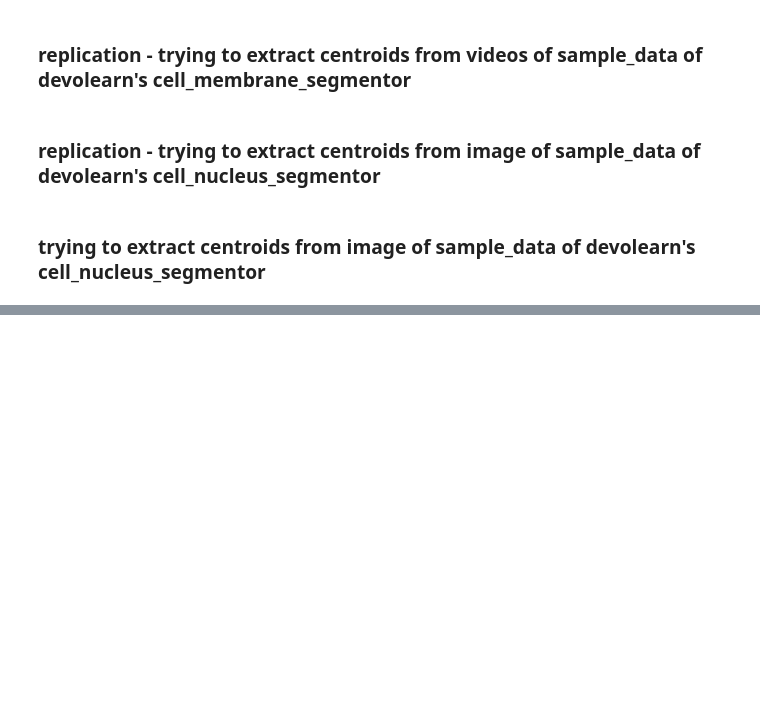
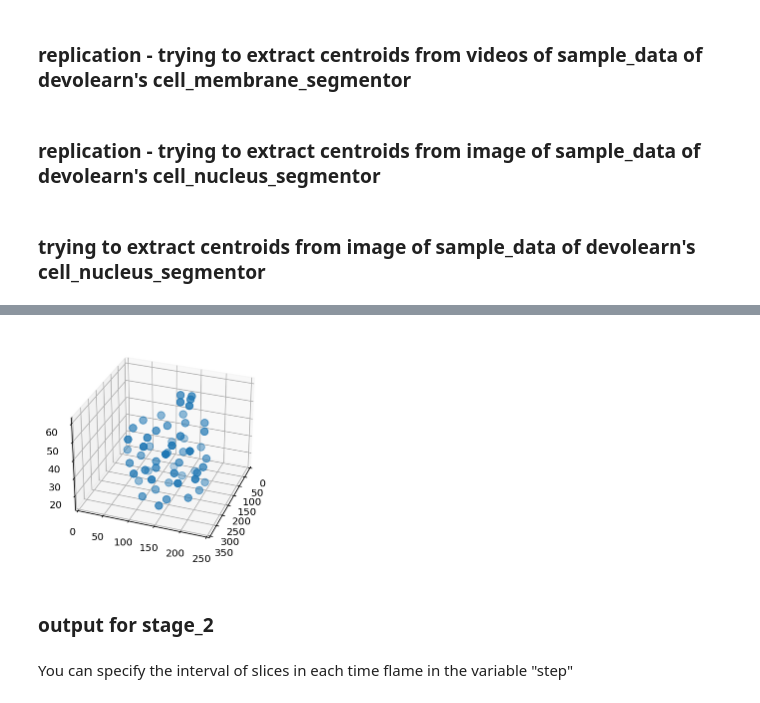
Before and after one commit to LspongebobJH/DevoGraph, a Jupyter notebook: stage_1/stage_1.ipynb, the cells around one changed output, grey strips where cells are left out. Saved outputs shown, nothing was run; the diff lists cells and outputs as text; code cells hidden in the pictures; blank space fills up the shorter version.

Commit message:
complete stage_1

```diff
--- a/stage_1/stage_1.ipynb
+++ b/stage_1/stage_1.ipynb
@@ -81,0 +124,43 @@ df.to_csv(os.path.join(EPIC_out_dir, 'centroids.csv'))
+# %%
+from devolearn import cell_membrane_segmentor
+os.makedirs('tmp', exist_ok=True)
+model = cell_membrane_segmentor()
+mat = mat_embryo_list[45]
+centroids = []
+for slice in range(0, 70):
+    img = mat[..., slice]
+    PIL.Image.fromarray(img).save('tmp/0.jpg')
+    sg, centroid = model.predict('tmp/0.jpg', centroid_mode= True)
+    centroids.append(centroid)
+centroids = np.array(centroids)
+# %%
+step = 15 # intervals of slices for z-axis
+x_s = []
+y_s = []
+z_s = []
+
+for i, centroid in enumerate(centroids):
+    if i % step != 0:
+        continue
+    x, y = [], []
+    for x_, y_ in centroid:
+        x.append(x_)
+        y.append(y_)
+    z = np.ones(len(x)) * i
+    x_s.extend(x)
+    y_s.extend(y)
+    z_s.extend(z)
+# %%
+fig = plt.figure()
+ax = fig.add_subplot(111, projection='3d')
+ax.set_xlim(0, 350)
+ax.set_ylim(0, 250)
+
+ax.scatter(x_s, y_s, z_s, cmap = "jet", marker = "o", s = 55)
+ax.view_init(30, 20)
+# %% [output]
+[figure, added]
+# %% [markdown]
+### output for stage_2
+# %% [markdown]
+You can specify the interval of slices in each time flame in the variable "step"
```
Also changed, not shown: parts of 11 cells of this notebook, 5 other files.
